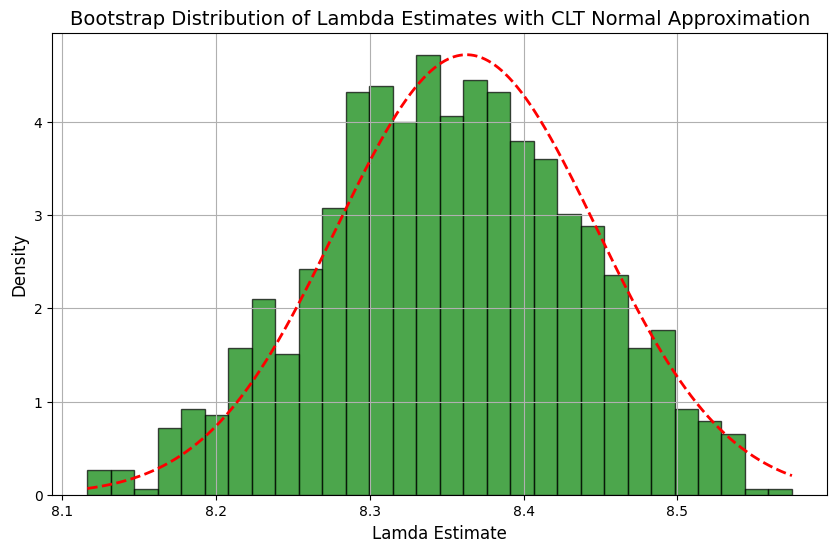
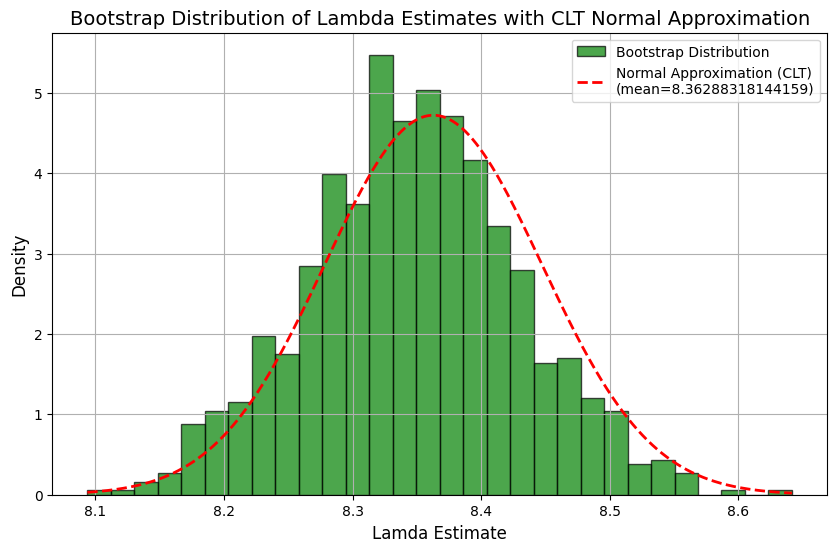
The notebook cell's code change between the first figure and the second:
--- before
+++ after
@@ -27,5 +27,5 @@
 
 plt.figure(figsize=(10,6))
-plt.hist(bootstrap_lambdas,bins=30,color='green',edgecolor='black',alpha=0.7,density=True)
+plt.hist(bootstrap_lambdas,bins=30,color='green',edgecolor='black',alpha=0.7,density=True,label="Bootstrap Distribution")
 
 x=np.linspace(min(bootstrap_lambdas),max(bootstrap_lambdas),1000)
@@ -37,4 +37,7 @@
 plt.ylabel('Density',fontsize=12)
 plt.grid(True)
+plt.legend()
 
 plt.show()
+print(f"CLT Mean of lambda = {sample_mean:.4f}")
+print(f"CLT Standard Deviation of lamda = {clt_std:.4f}")

Commit: Bootstrapp for variance of the normal distribution and it's approximation to the normal dist and chi-squared